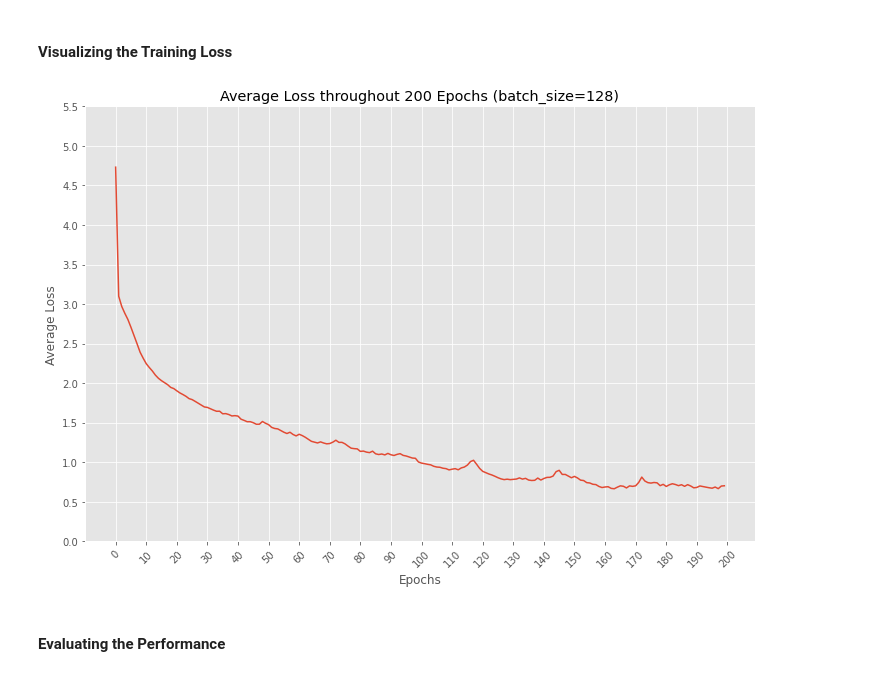
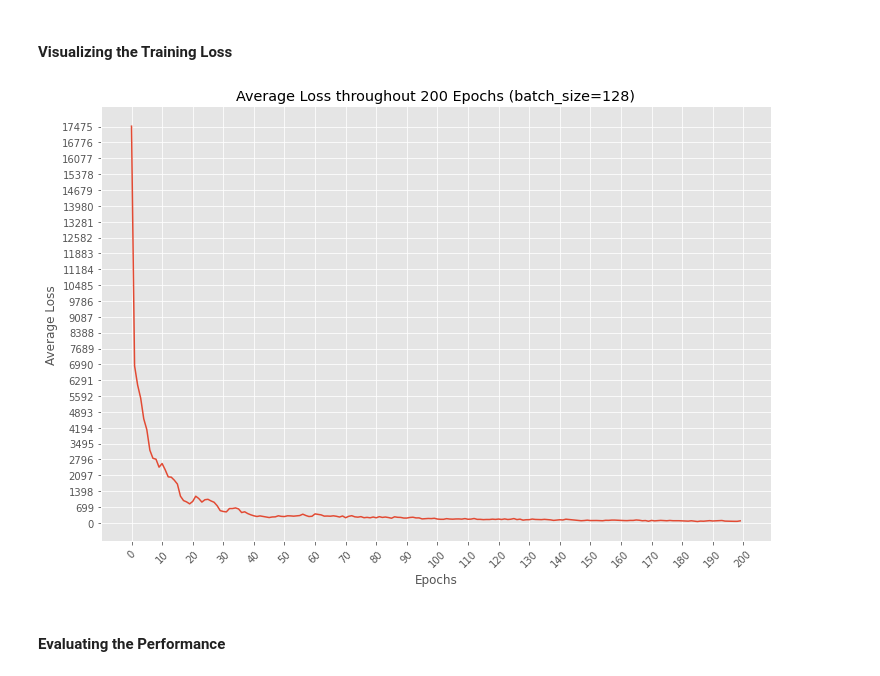
Before and after one commit to cc-visionary/intel-image-scene-classification, a Jupyter notebook: MP.ipynb, the cells around one changed output. Cells and saved outputs as stored; diff of their text form; code cells hidden in the pictures.

```diff
--- a/MP.ipynb
+++ b/MP.ipynb
@@ -423,7 +420,7 @@ hyperparameters = {
 
 knn = KNeighborsClassifier()
 # %%
-rs_knn = RandomizedSearchCV(knn, hyperparameters, n_iter=30, cv=k_folds, verbose=3, random_state=42)
+rs_knn = GridSearchCV(knn, hyperparameters, cv=k_folds, verbose=3)
 
 rs_knn.fit(X_train, y_train)
 # %% [output]
@@ -531,6 +537,5 @@ train_loader = torch.utils.data.DataLoader(dataset=train_dataset, batch_size=bat
 test_loader = torch.utils.data.DataLoader(dataset=test_dataset, batch_size=batch_size, shuffle=False)
 
 # get first batch
-samples, labels = iter(train_loader).next()
-print(samples.shape, labels.shape)
+next(iter(train_loader))[0].shape
 # %% [output]
@@ -540,9 +542,0 @@ torch.Size([128, 12288]) torch.Size([128])
-# %%
-for i in range(12):
-    plt.subplot(3, 4, i + 1)
-    plt.imshow(samples[i].numpy().reshape(64, 64, 3).astype('uint8'))
-    plt.title(classes[labels[i].numpy().astype('uint8')])
-    plt.axis('off')
-plt.show()
-
-del samples, labels
@@ -559,8 +551,8 @@ The `neural_network.py` file is imported. Then the hyperparameters are initializ
 from neural_network import NeuralNetwork
 
 # setting the hyperparameters
-input_size = single_dimension # 64 * 64 * 3
-list_hidden = [128, 64, 32, 16, 8]
+input_size = single_dimension # 64 * 64 * 3|
+list_hidden = [4096, 4096]
 num_classes = len(classes)
 
 model = NeuralNetwork(input_size, list_hidden, num_classes).to(device)
@@ -663,13 +674,13 @@ Epoch: 200      Loss: 0.702044
 # %%
 plt.plot(losses)
 plt.xlabel('Epochs')
 plt.ylabel('Average Loss')
 plt.title('Average Loss throughout %d Epochs (batch_size=%d)' % (max_epochs, batch_size))
-plt.yticks(np.arange(0, max(losses) + 1, 0.5))
+plt.yticks(np.arange(0, max(losses) + 1, int(max(losses) / 25)))
 plt.xticks(np.arange(0, max_epochs + 1, 10), rotation=45)
 plt.show()
 # %% [output]
-[figure, old version]
+[figure, new version]
 # %% [markdown]
 #### Evaluating the Performance
 # %% [markdown]
```
Also changed, not shown: parts of 35 cells of this notebook, 8 other files.
